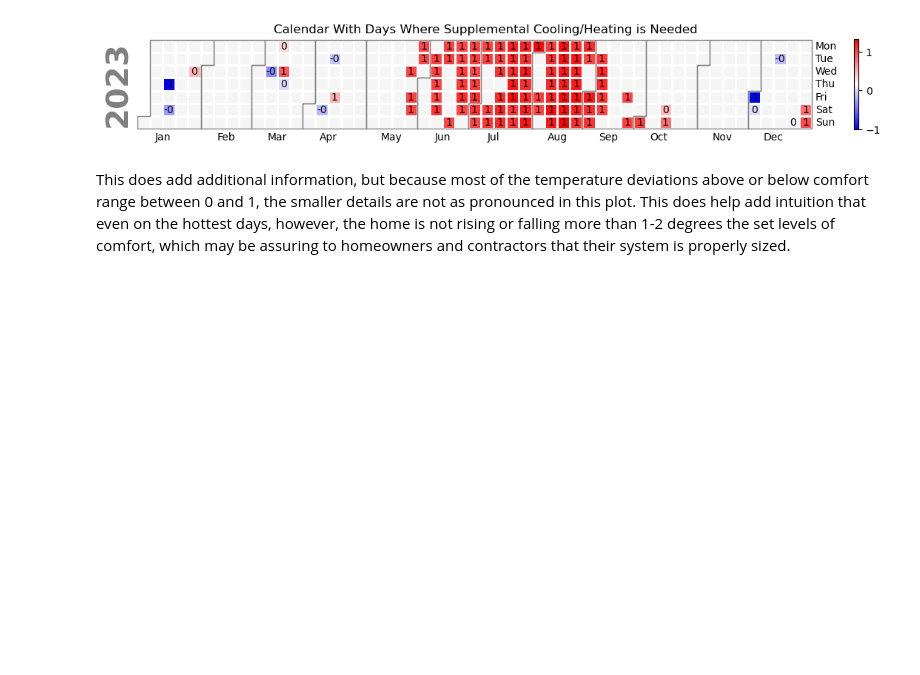
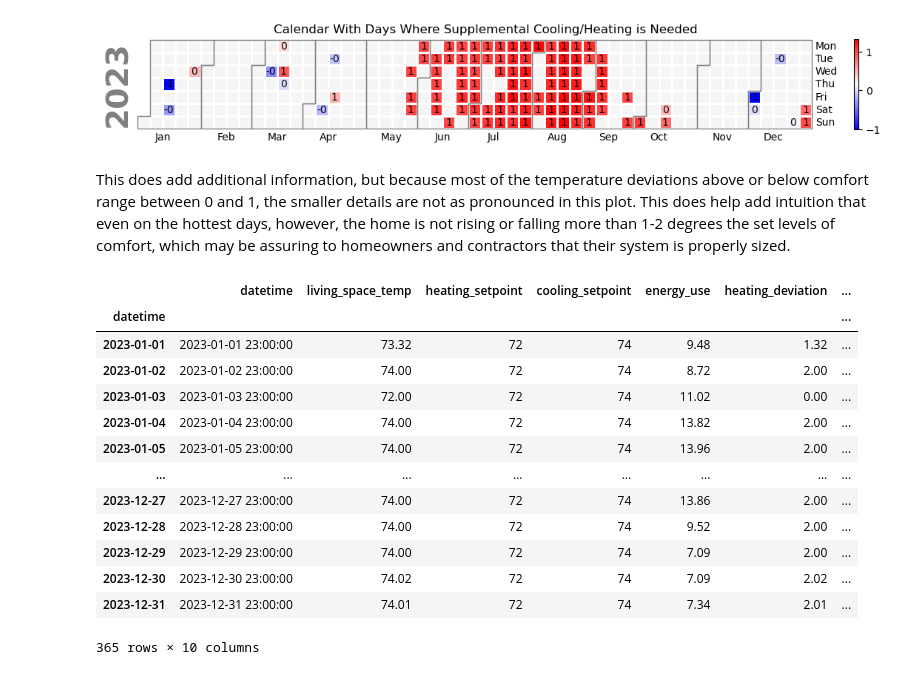
Before and after one commit to alchemicHen/hvac-viz, a Jupyter notebook: cleaning_calendar_viz.ipynb, the cells around one changed output. Saved outputs shown, nothing was run; the diff lists cells and outputs as text; code cells hidden in the pictures; blank space fills up the shorter version.

```diff
--- a/cleaning_calendar_viz.ipynb
+++ b/cleaning_calendar_viz.ipynb
@@ -182,3 +185,30 @@ findfont: Font family 'Helvetica' not found.
 [figure]
 # %% [markdown]
 This does add additional information, but because most of the temperature deviations above or below comfort range between 0 and 1, the smaller details are not as pronounced in this plot. This does help add intuition that even on the hottest days, however, the home is not rising or falling more than 1-2 degrees the set levels of comfort, which may be assuring to homeowners and contractors that their system is properly sized.
+# %%
+#TODO: fix above logic error. deviation from average is centered around 1. For deviation above/below setpoint, need to subtract 1 from hot days and add 1 to cold days.
+#TODO: make additional bool columns for excess heat/cooling?
+#TODO: Try to group by max/min/absolute values maxed.
+#text, in range, too hot, too cold. Calculate amount out of range (positive (too hot), 0 (in range), negative (too cold))
+#Windowing function: window is the day. Can take row with largest magnitude out of range. Rank windowing function.
+#Show single day / couple of days before calendar. Story with being in comfort vs out of range on either end
+#Try different ranges for how bad it actually gets. squared/cubed of number of degrees out as heatmap value instead.
+
+living_highlow_df = living_df.reset_index().rename(columns={'index': 'datetime'})
+living_highlow_df = living_highlow_df.groupby([living_highlow_df['datetime'].dt.date]).max()
+living_highlow_df
+# %% [output]
+|  | datetime | living_space_temp | heating_setpoint | cooling_setpoint | energy_use | heating_deviation | ... |
+| datetime |  |  |  |  |  |  | ... |
+| 2023-01-01 | 2023-01-01 23:00:00 | 73.32 | 72 | 74 | 9.48 | 1.32 | ... |
+| 2023-01-02 | 2023-01-02 23:00:00 | 74.00 | 72 | 74 | 8.72 | 2.00 | ... |
+| 2023-01-03 | 2023-01-03 23:00:00 | 72.00 | 72 | 74 | 11.02 | 0.00 | ... |
+| 2023-01-04 | 2023-01-04 23:00:00 | 74.00 | 72 | 74 | 13.82 | 2.00 | ... |
+| 2023-01-05 | 2023-01-05 23:00:00 | 74.00 | 72 | 74 | 13.96 | 2.00 | ... |
+| ... | ... | ... | ... | ... | ... | ... | ... |
+| 2023-12-27 | 2023-12-27 23:00:00 | 74.00 | 72 | 74 | 13.86 | 2.00 | ... |
+| 2023-12-28 | 2023-12-28 23:00:00 | 74.00 | 72 | 74 | 9.52 | 2.00 | ... |
+| 2023-12-29 | 2023-12-29 23:00:00 | 74.00 | 72 | 74 | 7.09 | 2.00 | ... |
+| 2023-12-30 | 2023-12-30 23:00:00 | 74.02 | 72 | 74 | 7.09 | 2.02 | ... |
+| 2023-12-31 | 2023-12-31 23:00:00 | 74.01 | 72 | 74 | 7.34 | 2.01 | ... |
+365 rows × 10 columns
```
Also changed, not shown: parts of 8 cells of this notebook, 1 other file.
